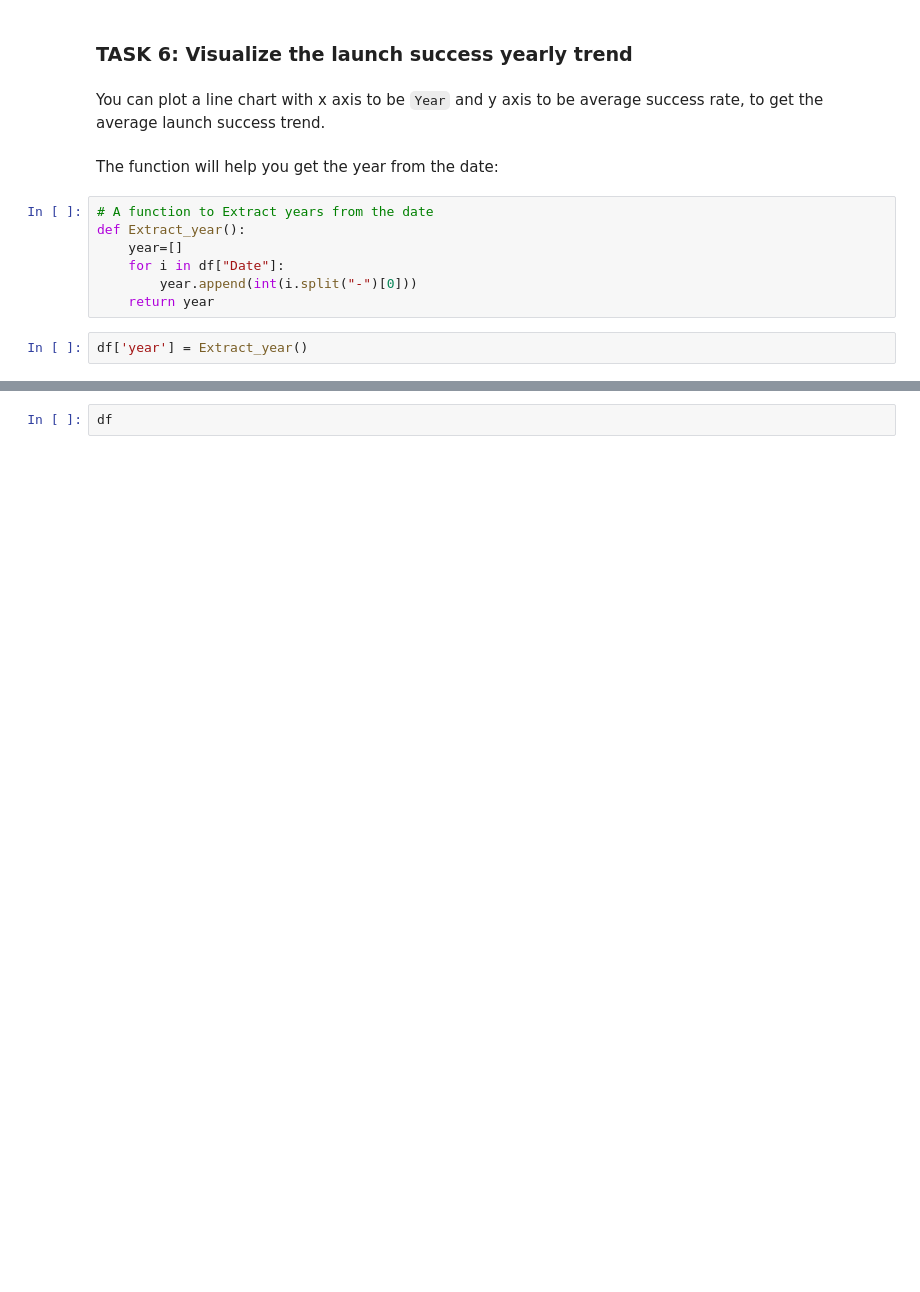
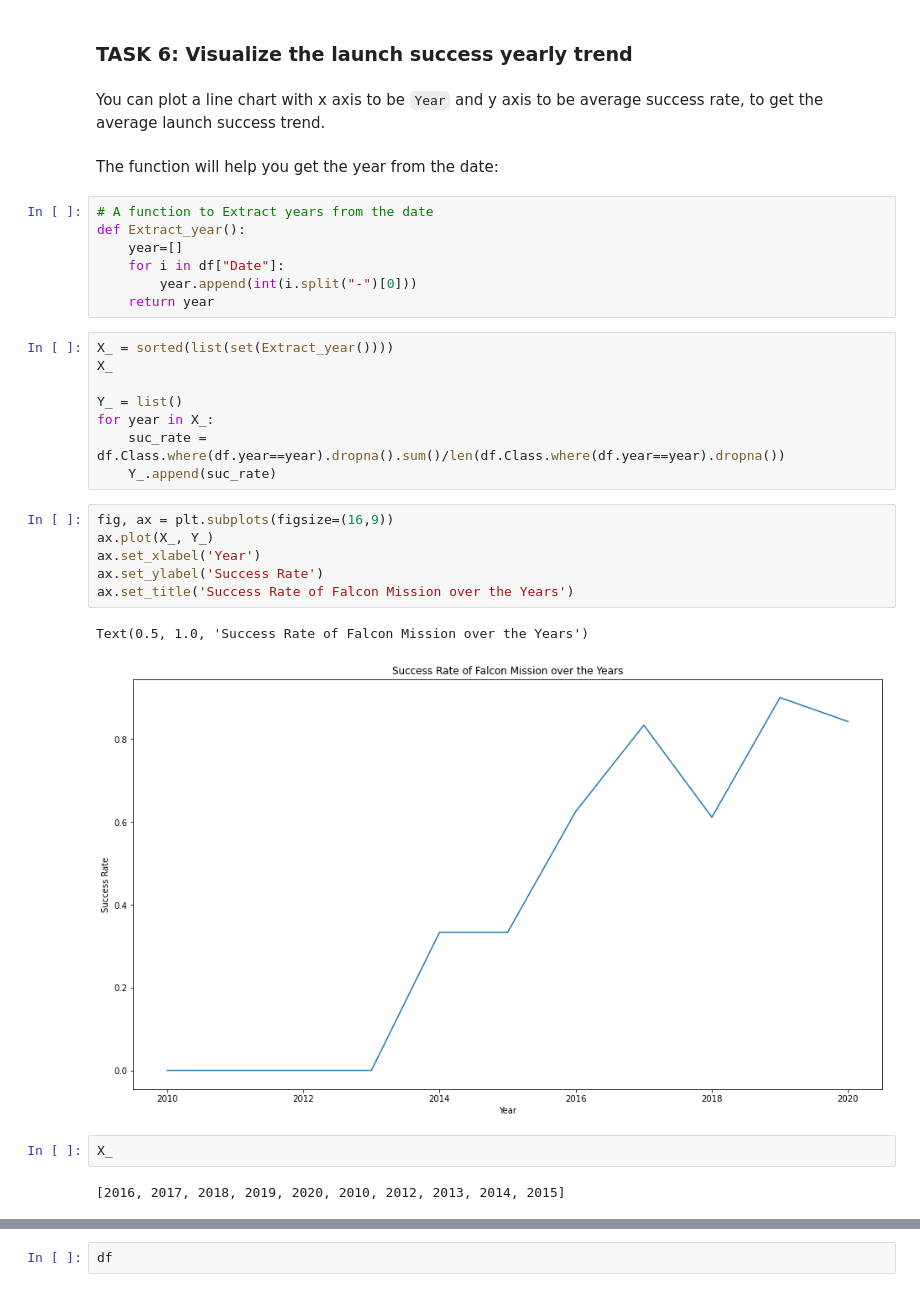
Before and after one commit to FlatEric86/IBM_Coursera_data_science_course, a Jupyter notebook: EDA_with_Data_Visualization.ipynb, the cells around one changed output, grey strips where cells are left out. Cells and saved outputs as stored; diff of their text form; blank space fills up the shorter version.

```diff
--- a/EDA_with_Data_Visualization.ipynb
+++ b/EDA_with_Data_Visualization.ipynb
@@ -180,5 +180,24 @@ def Extract_year():
     for i in df["Date"]:
         year.append(int(i.split("-")[0]))
     return year
-# %%
-df['year'] = Extract_year()
+# %%
+X_ = sorted(list(set(Extract_year())))
+X_
+
+Y_ = list()
+for year in X_:
+    suc_rate = df.Class.where(df.year==year).dropna().sum()/len(df.Class.where(df.year==year).dropna())
+    Y_.append(suc_rate)
+# %%
+fig, ax = plt.subplots(figsize=(16,9))
+ax.plot(X_, Y_)
+ax.set_xlabel('Year')
+ax.set_ylabel('Success Rate')
+ax.set_title('Success Rate of Falcon Mission over the Years')
+# %% [output]
+Text(0.5, 1.0, 'Success Rate of Falcon Mission over the Years')
+[figure, added]
+# %%
+X_
+# %% [output]
+[2016, 2017, 2018, 2019, 2020, 2010, 2012, 2013, 2014, 2015]
```
Also changed, not shown: parts of 8 cells of this notebook.
